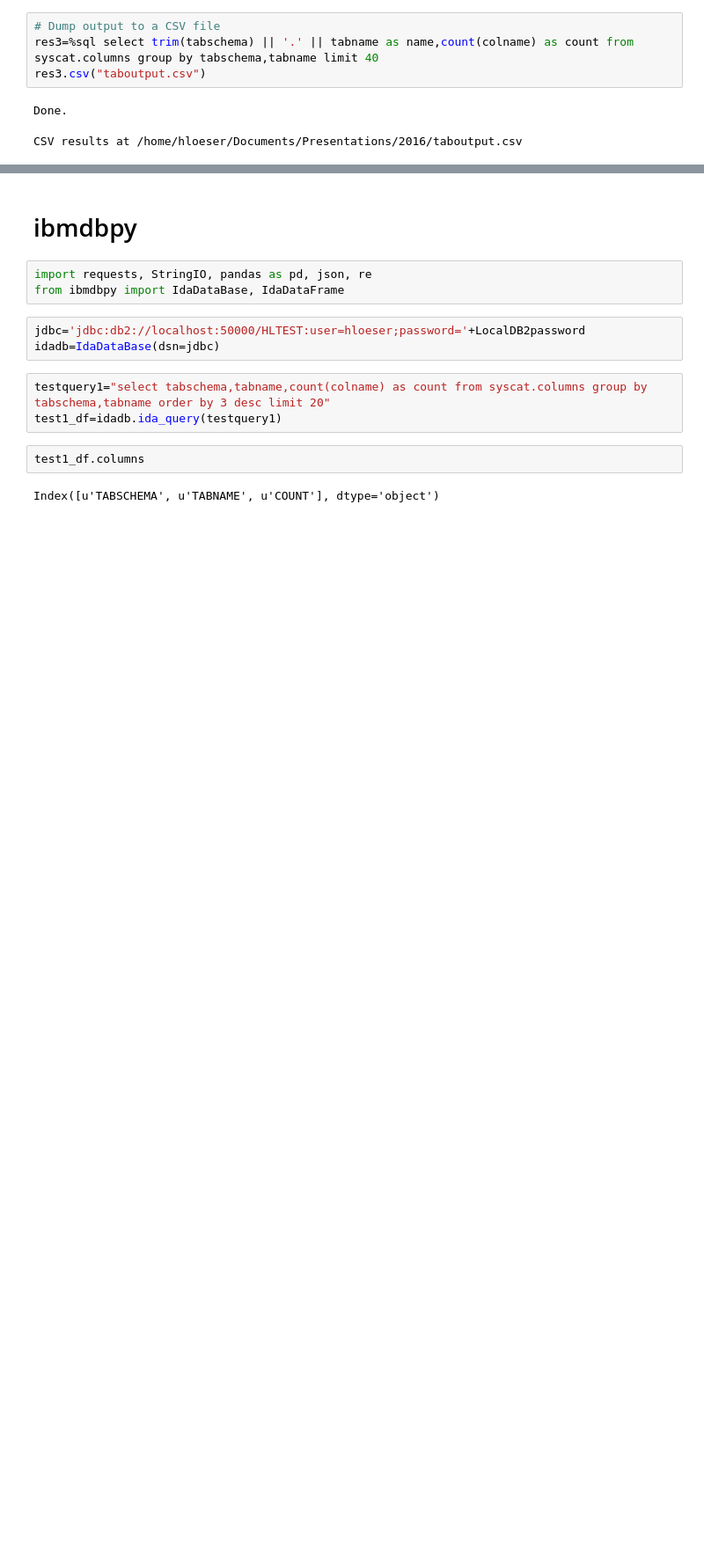
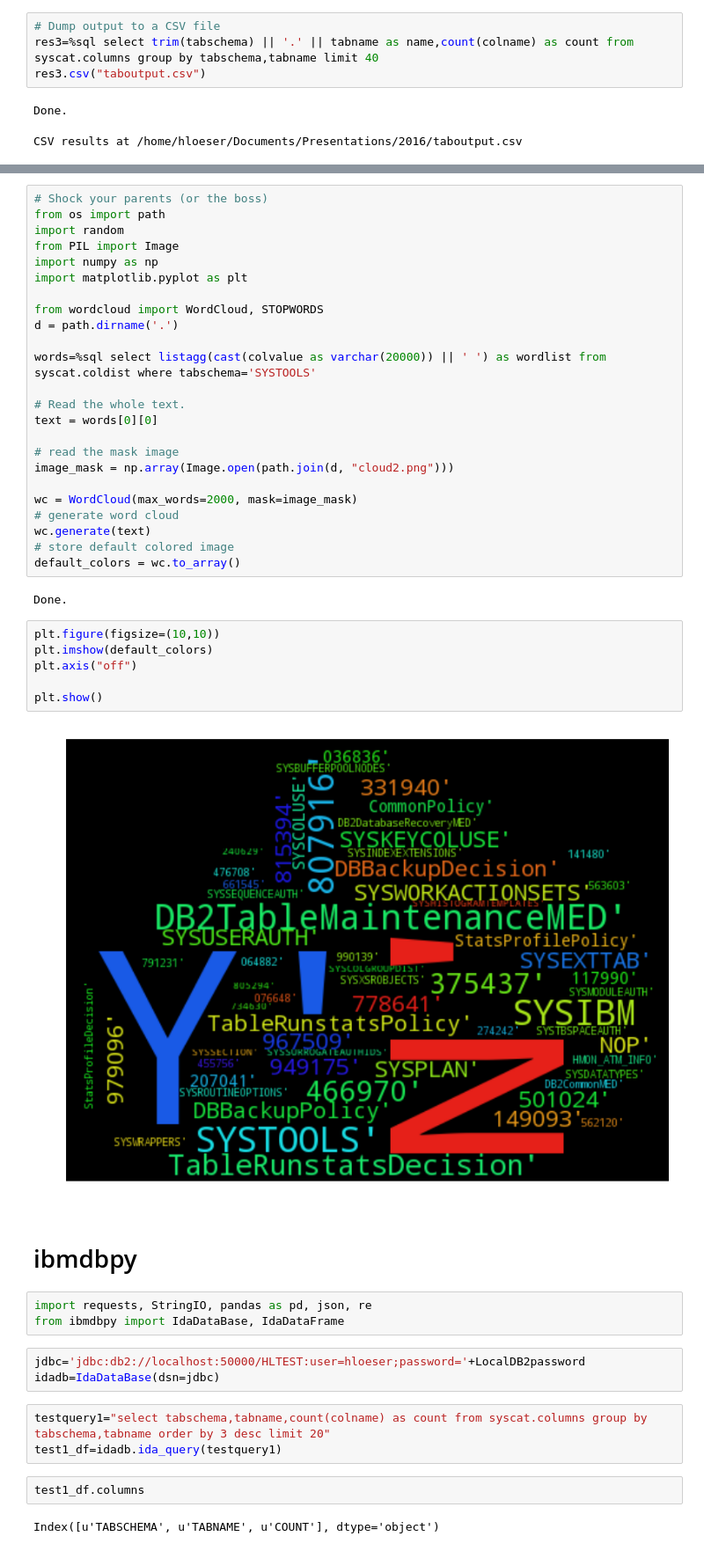
Before and after one commit to data-henrik/idug2016_interactive_db2_reports, a Jupyter notebook: 20161115_IDUG_InteractiveReports.ipynb, the cells around one changed output, grey strips where cells are left out. Shown: that part at 88% size. Drawn from its saved outputs; the diff is of its cells as text; blank space fills up the shorter version.

```diff
--- a/20161115_IDUG_InteractiveReports.ipynb
+++ b/20161115_IDUG_InteractiveReports.ipynb
@@ -317,3 +332,37 @@ CSV results at /home/hloeser/Documents/Presentations/2016/taboutput.csv
+# %%
+# Shock your parents (or the boss)
+from os import path
+import random
+from PIL import Image
+import numpy as np
+import matplotlib.pyplot as plt
+
+from wordcloud import WordCloud, STOPWORDS
+d = path.dirname('.')
+
+words=%sql select listagg(cast(colvalue as varchar(20000)) || ' ') as wordlist from syscat.coldist where tabschema='SYSTOOLS'
+
+# Read the whole text.
+text = words[0][0]
+
+# read the mask image
+image_mask = np.array(Image.open(path.join(d, "cloud2.png")))
+
+wc = WordCloud(max_words=2000, mask=image_mask)
+# generate word cloud
+wc.generate(text)
+# store default colored image
+default_colors = wc.to_array()
+# %% [output]
+Done.
+# %%
+plt.figure(figsize=(10,10))
+plt.imshow(default_colors)
+plt.axis("off")
+
+plt.show()
+# %% [output]
+[figure, added]
 # %% [markdown]
 # ibmdbpy
 # %%
```
Also changed, not shown: parts of 21 cells of this notebook, 1 other file.
